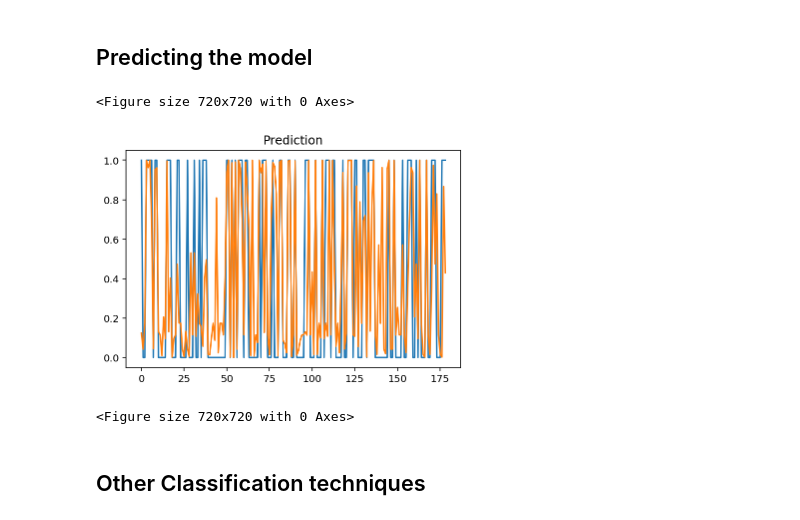
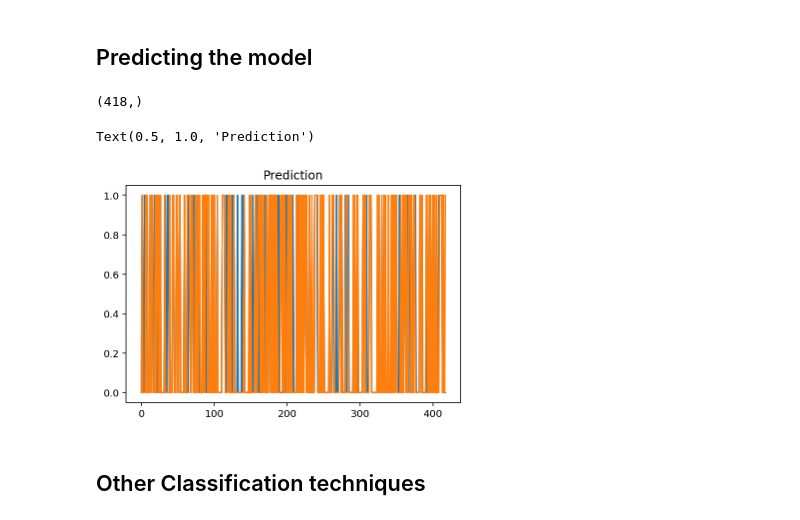
Before and after one commit to shriram2112/Deep-Machine-Learning---Kaggle-, a Jupyter notebook: Classification/titanic/Predict_Titanic_Survival.ipynb, the cells around one changed output. Saved outputs shown, nothing was run; the diff lists cells and outputs as text; code cells hidden in the pictures.

Commit message:
Committing titanic predictions

```diff
--- a/Classification/titanic/Predict_Titanic_Survival.ipynb
+++ b/Classification/titanic/Predict_Titanic_Survival.ipynb
@@ -523,15 +524,21 @@ plt.show()
 # %% [markdown]
 ## Predicting the model <a class="anchor" id="eleventh-bullet"></a>
-# %%
-y_pred = model.predict(test_features)
-plt.plot(test_targets)
-plt.plot(y_pred)
-plt.title('Prediction')
-plt.figure(figsize=(10,10))
-# %% [output]
-<Figure size 720x720 with 0 Axes>
-[figure, removed]
-<Figure size 720x720 with 0 Axes>
+# %%
+y_pred = model.predict(test_df)
+y_pred = y_pred.flatten()
+print(y_pred.shape)
+y_pred = np.where(y_pred<.5,0,1)
+
+test_submission = "gender_submission.csv"
+submission_df = pd.read_csv(test_submission)
+submission_targets = submission_df['Survived'].values
+plt.plot(submission_targets)
+plt.plot(y_pred)
+plt.title('Prediction')
+# %% [output]
+(418,)
+Text(0.5, 1.0, 'Prediction')
+[figure, added]
 # %% [markdown]
 ## Other Classification techniques <a class="anchor" id="twelfth-bullet"></a>
 # %%
```
Also changed, not shown: parts of 14 cells of this notebook, 2 other files.
